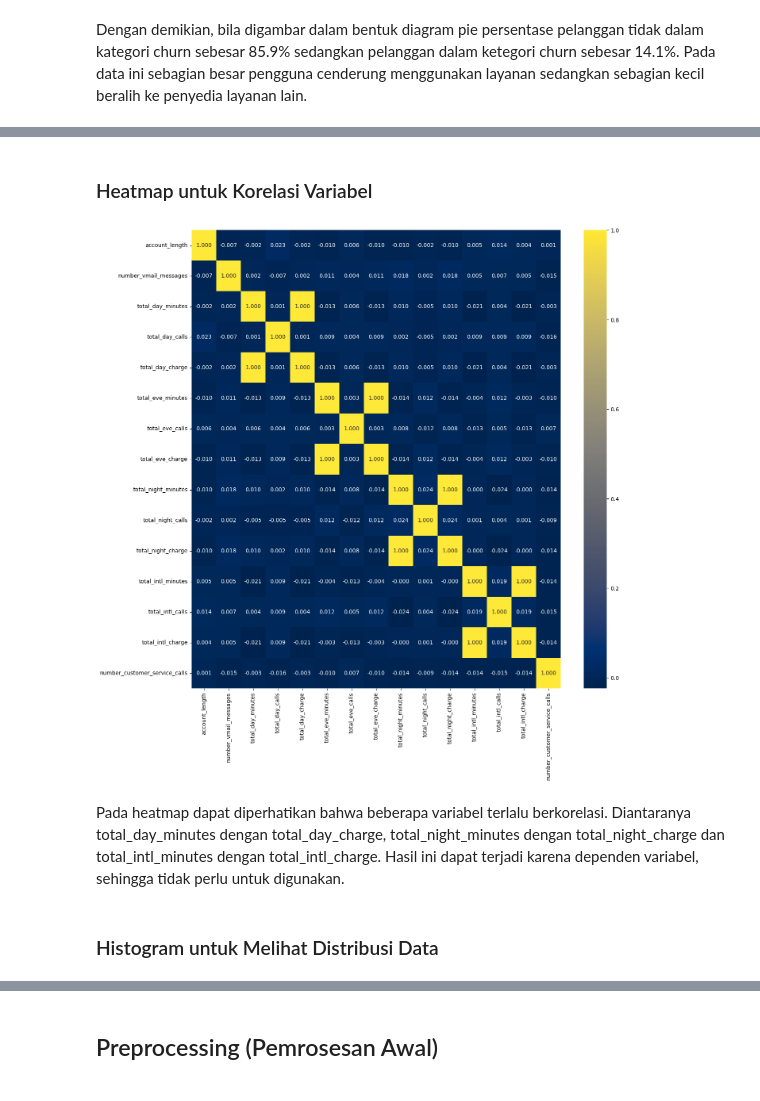
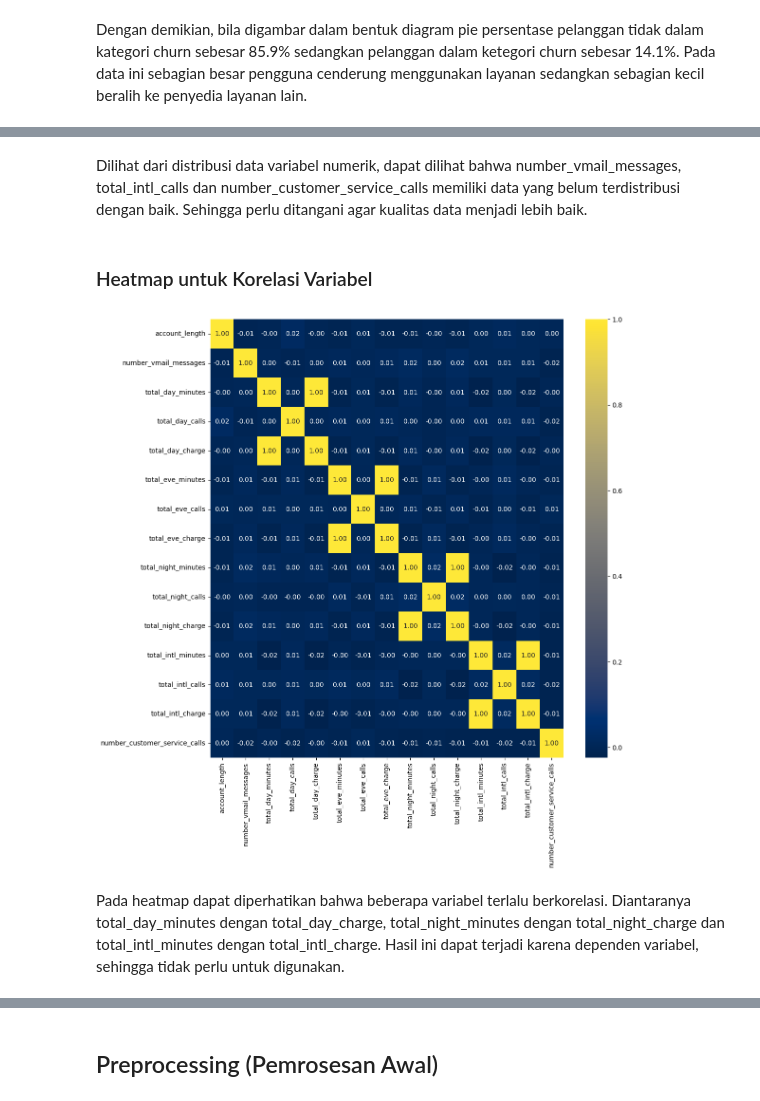
Before and after one commit to lukyg/Customer_Churn_Classification, a Jupyter notebook: customer_churn.ipynb, the cells around one changed output, grey strips where cells are left out. Cells and saved outputs as stored; diff of their text form; code cells hidden in the pictures.

```diff
--- a/customer_churn.ipynb
+++ b/customer_churn.ipynb
@@ -206,13 +214,13 @@ Dengan demikian, bila digambar dalam bentuk diagram pie persentase pelanggan tid
+# %% [markdown]
+Dilihat dari distribusi data variabel numerik, dapat dilihat bahwa number_vmail_messages, total_intl_calls dan number_customer_service_calls memiliki data yang belum terdistribusi dengan baik. Sehingga perlu ditangani agar kualitas data menjadi lebih baik.
 # %% [markdown]
 ### Heatmap untuk Korelasi Variabel
 # %%
 corrMatrix = dataset.corr()
-fig, ax = plt.subplots(figsize=(15,15))
-sns.heatmap(corrMatrix, annot=True, fmt=".3f", cmap="cividis")
+fig, ax = plt.subplots(figsize=(12,12))
+sns.heatmap(corrMatrix, annot=True, fmt=".2f", cmap="cividis")
 plt.show()
 # %% [output]
-[figure, old version]
+[figure, new version]
 # %% [markdown]
 Pada heatmap dapat diperhatikan bahwa beberapa variabel terlalu berkorelasi. Diantaranya total_day_minutes dengan total_day_charge, total_night_minutes dengan total_night_charge dan total_intl_minutes dengan total_intl_charge. Hasil ini dapat terjadi karena dependen variabel, sehingga tidak perlu untuk digunakan.
-# %% [markdown]
-### Histogram untuk Melihat Distribusi Data
```
Also changed, not shown: parts of 50 cells of this notebook.
